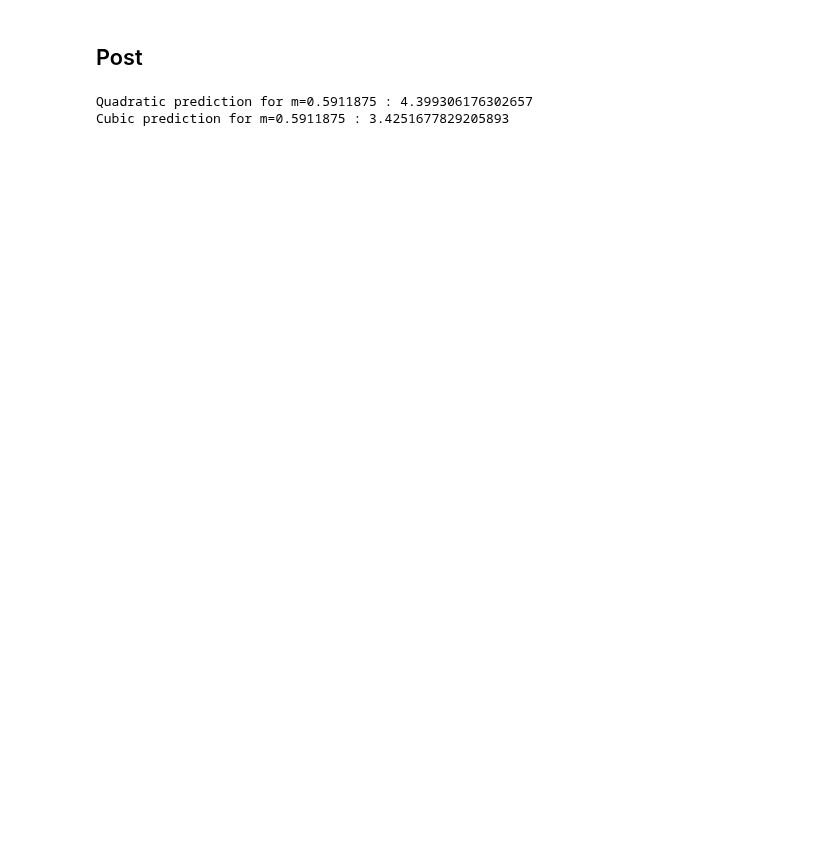
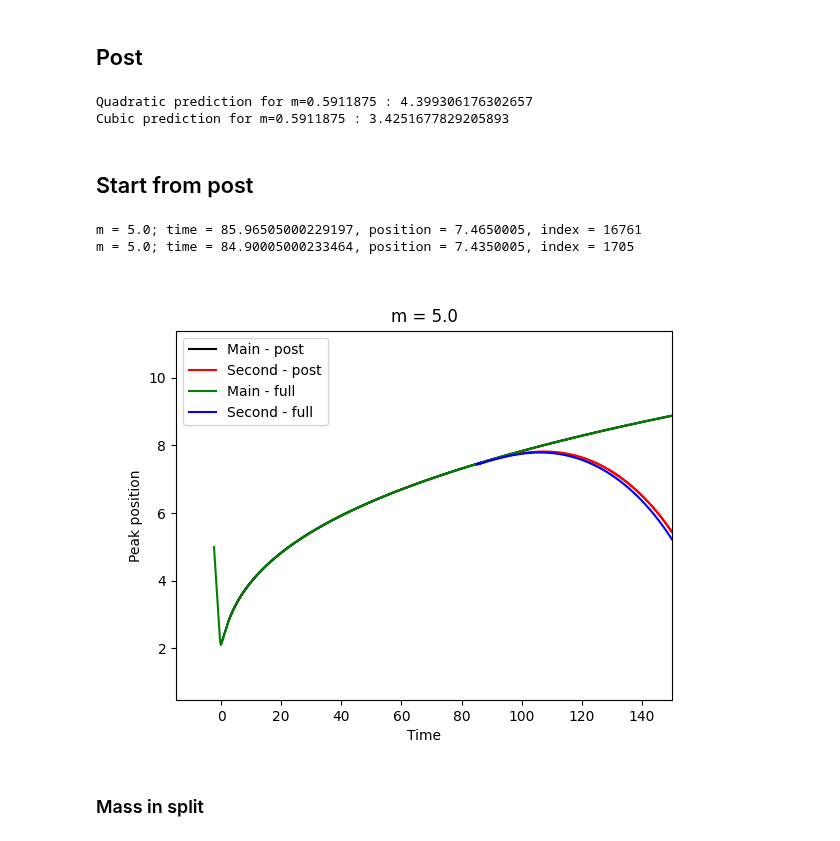
Before and after one commit to LoreCip/LQG-BH-Collapse, a Jupyter notebook: PostProcessing/split.ipynb, the cells around one changed output. Cells and saved outputs as stored; diff of their text form; code cells hidden in the pictures; blank space fills up the shorter version.

```diff
--- a/PostProcessing/split.ipynb
+++ b/PostProcessing/split.ipynb
@@ -197,3 +216,5 @@ print(f'Cubic prediction for m={0.5911875} : {cubic(0.5911875, *copt)}')
 # %% [output]
 Quadratic prediction for m=0.5911875 : 4.399306176302657
 Cubic prediction for m=0.5911875 : 3.4251677829205893
+# %% [markdown]
+## Start from post
@@ -199,0 +279,32 @@ Cubic prediction for m=0.5911875 : 3.4251677829205893
+# %%
+fig = plt.figure()
+
+plt.plot(main_peak[1][:,0], main_peak[1][:,1], '-', color = 'k', label = 'Main - post')
+plt.plot(second_peak[1][:,0], second_peak[1][:,1], '-', color = 'r', label = 'Second - post')
+
+plt.plot(main_peak[2][:,0] - 2.35, main_peak[2][:,1], '-', color = 'g', label = 'Main - full')
+plt.plot(second_peak[2][:,0] - 2.35, second_peak[2][:,1], '-', color = 'b', label = 'Second - full')
+
+# plt.plot(third_peak[:,0], third_peak[:,1], '.-', color = 'b', label = 'Third')
+
+plt.xlim(-15, 150)
+plt.xlabel("Time")
+plt.ylabel("Peak position")
+
+plt.title(f'm = {5.0}')
+plt.legend()
+
+for j in [1,2]:
+    for i in range(len(second_peak[j][:,1])):
+        if not np.isnan(second_peak[j][i,1]):
+            if j == 1:
+                print(f'm = {5.0}; time = {second_peak[j][i,0]}, position = {second_peak[j][i,1]}, index = {i}')
+            elif j == 2:
+                print(f'm = {5.0}; time = {second_peak[j][i,0] - 2.35}, position = {second_peak[j][i,1]}, index = {i}')
+            break
+# %% [output]
+m = 5.0; time = 85.96505000229197, position = 7.4650005, index = 16761
+m = 5.0; time = 84.90005000233464, position = 7.4350005, index = 1705
+[figure, added]
+# %% [markdown]
+### Mass in split
```
Also changed, not shown: parts of 10 cells of this notebook, 8 other files.
